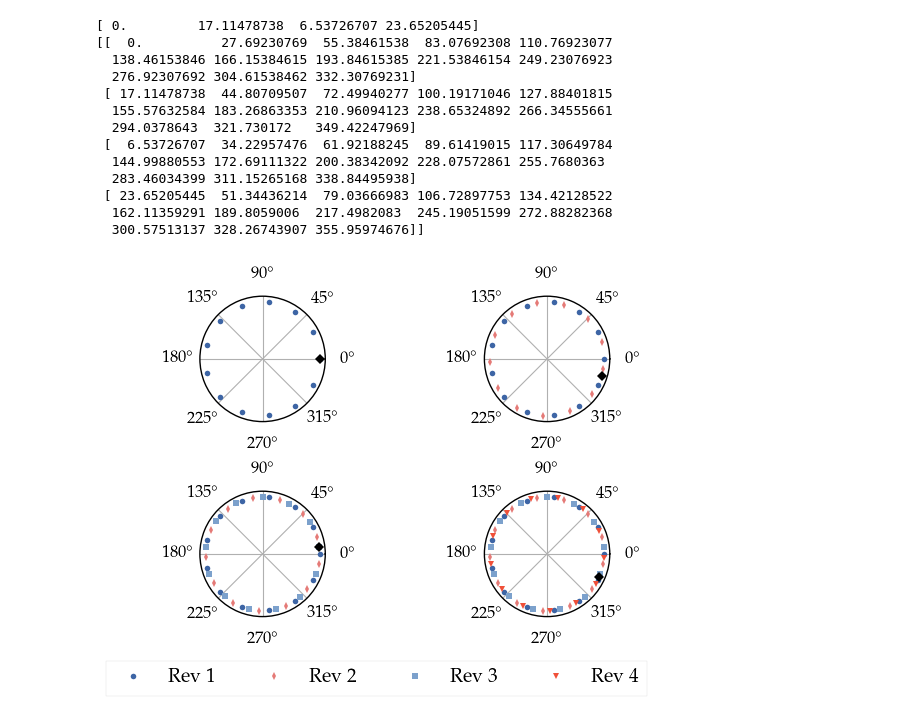
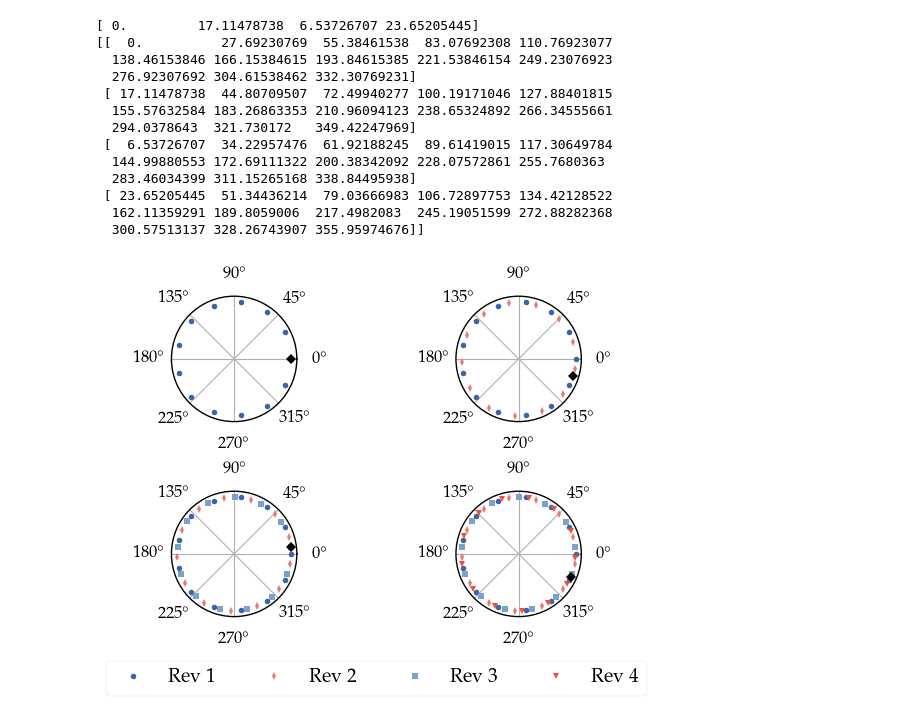
Before and after one commit to RubenDragland/4D_CT, a Jupyter notebook: Golden Angle Analysis/procedureV3.ipynb, the cells around one changed output. Cells and saved outputs as stored; diff of their text form; code cells hidden in the pictures.

```diff
--- a/Golden Angle Analysis/procedureV3.ipynb
+++ b/Golden Angle Analysis/procedureV3.ipynb
@@ -51,28 +51,28 @@ angles = angles * np.pi / 180
 # %%
 choose_formatter(False)
 fig, ax = plt.subplots(2,2, figsize=(DEFAULT_FIGSIZE[0], DEFAULT_FIGSIZE[1]), subplot_kw = {"projection" : "polar"})
 ax = ax.flatten()
 markers = ["o", "d", "s", "v"]
 
 
 for i, data in enumerate(angles):
     for j in range(i+1):
         ax[i].plot(angles[j], np.ones_like(data), markers[j], markersize=4, label=f"Rev {i+1}" )
     # ax[i].plot(data, np.ones_like(data), "o")
     ax[i].set_rticks([])
     ax[i].set_rlim(0,1.1)
     if i%2 == 0:
         ax[i].plot(angles[i, 0], 1, "D", markersize=5, color="black")
     else:
         ax[i].plot(2*np.pi-angles[i, 0], 1, "D", markersize=5, color="black")
     # ax[i].set_title(f"Starting angle: {starts[i]:.2f}")
 handles = [fig.get_axes()[k].get_legend_handles_labels()[0] for k in range(4)]
 labels = [fig.get_axes()[m].get_legend_handles_labels()[1] for m in range(4)]
 handles = [handles[i][-1] for i in range(4)]
 labels= [labels[i][-1] for i in range(4)]
-fig.legend( handles=handles, labels=labels, bbox_to_anchor=(0.45, -0.0), loc="upper center",
+fig.legend( handles=handles, labels=labels, bbox_to_anchor=(0.5, -0.0), loc="upper center",
             ncol=4, fancybox=True, shadow=False)
 plt.savefig(r"C:\Users\Bruker\OneDrive\Dokumenter\NTNU\4D_CT\Plotting\Illustrations\Golden_Angle_V3_Illustration.pdf", format="pdf", bbox_inches="tight")
 plt.show()
 # %% [output]
-[figure, old version]
+[figure, new version]
```
Also changed, not shown: 4 other files.
